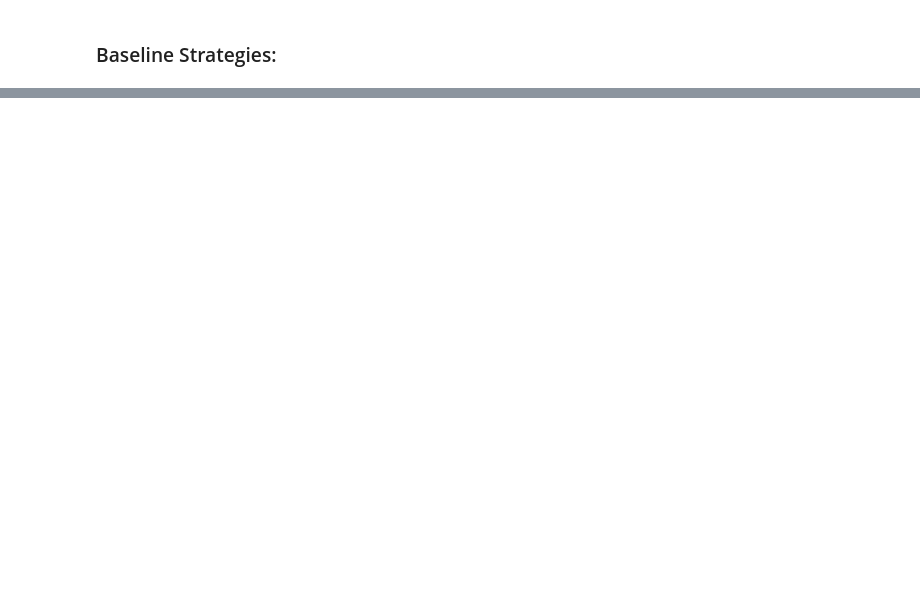
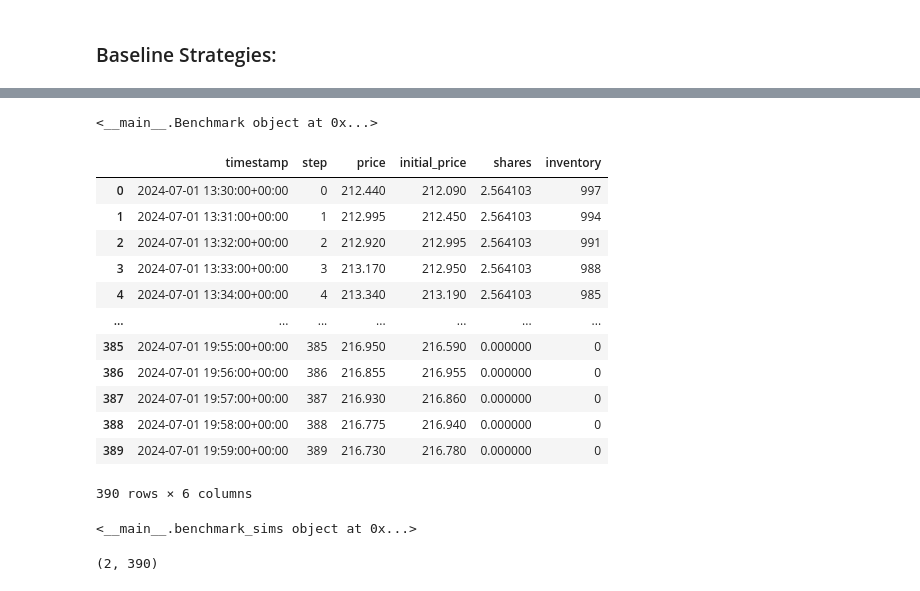
Before and after one commit to nicolemichaud03/Blockhouse-Work-Trial, a Jupyter notebook: Notebook.ipynb, the cells around one changed output, grey strips where cells are left out. Saved outputs shown, nothing was run; the diff lists cells and outputs as text; code cells hidden in the pictures; blank space fills up the shorter version.

Commit message:
fixing benchmarks

```diff
--- a/Notebook.ipynb
+++ b/Notebook.ipynb
@@ -262,0 +220,4 @@ data.head()
+# %%
+# calculating VWAP for each data point, formula from https://medium.com/@financial_python/building-a-vwap-indicator-in-python-81ff9157fb13#:~:text=To%20obtain%20the%20VWAP%20at,VWAP'%20column%20of%20the%20DataFrame.
+
+data_aapl['VWAP'] = (((data_aapl['high'] + data_aapl['low'] + data_aapl['close']) / 3) * data_aapl['volume']).cumsum() / data_aapl['volume'].cumsum()
@@ -263 +234,5 @@ data.head()
+# %%
+# data_aapl['slippage'] = (data_aapl['open'] - data_aapl['VWAP']) * data_aapl['volume']
+data_aapl['slippage'] = ((data_aapl['close'] - data_aapl['bid_price_1']) / data_aapl['bid_price_1'] )*100
+data_aapl['market_impact'] = (4.439584265535017e-06 ) * np.sqrt(data_aapl['volume'])
 # %%
@@ -414,3 +315,24 @@ data.head()
+# %%
+benchmarks = Benchmark(data)
+print(benchmarks)
+# %% [output]
+<__main__.Benchmark object at 0x...>
 # %%
-# twap_trades = benchmarks.get_twap_trades(data=data, initial_inventory=1000)
+twap_trades = benchmarks.get_twap_trades(data=data_aapl, initial_inventory=1000)
+# %%
+twap_trades
+# %% [output]
+|  | timestamp | step | price | initial_price | shares | inventory |
+| 0 | 2024-07-01 13:30:00+00:00 | 0 | 212.440 | 212.090 | 2.564103 | 997 |
+| 1 | 2024-07-01 13:31:00+00:00 | 1 | 212.995 | 212.450 | 2.564103 | 994 |
+| 2 | 2024-07-01 13:32:00+00:00 | 2 | 212.920 | 212.995 | 2.564103 | 991 |
+| 3 | 2024-07-01 13:33:00+00:00 | 3 | 213.170 | 212.950 | 2.564103 | 988 |
+| 4 | 2024-07-01 13:34:00+00:00 | 4 | 213.340 | 213.190 | 2.564103 | 985 |
+| ... | ... | ... | ... | ... | ... | ... |
+| 385 | 2024-07-01 19:55:00+00:00 | 385 | 216.950 | 216.590 | 0.000000 | 0 |
+| 386 | 2024-07-01 19:56:00+00:00 | 386 | 216.855 | 216.955 | 0.000000 | 0 |
+| 387 | 2024-07-01 19:57:00+00:00 | 387 | 216.930 | 216.860 | 0.000000 | 0 |
+| 388 | 2024-07-01 19:58:00+00:00 | 388 | 216.775 | 216.940 | 0.000000 | 0 |
+| 389 | 2024-07-01 19:59:00+00:00 | 389 | 216.730 | 216.780 | 0.000000 | 0 |
+390 rows × 6 columns
 # %%
@@ -417,0 +371,5 @@ data.head()
+# %%
+simulate_benchmark = benchmark_sims(twap_trades)
+print(simulate_benchmark)
+# %% [output]
+<__main__.benchmark_sims object at 0x...>
@@ -417,0 +378,4 @@ data.head()
+# %%
+np.shape(twap_sim)
+# %% [output]
+(2, 390)
```
Also changed, not shown: parts of 66 cells of this notebook.
